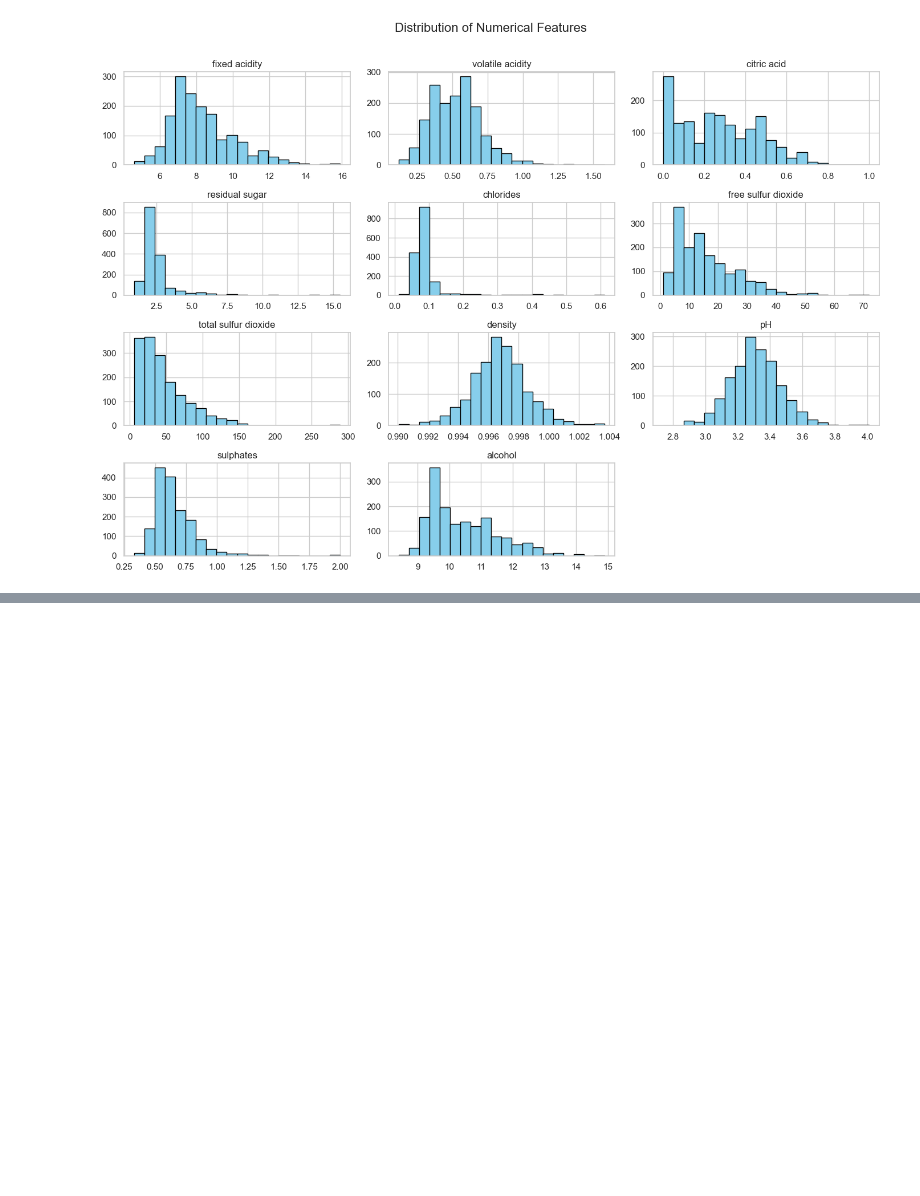
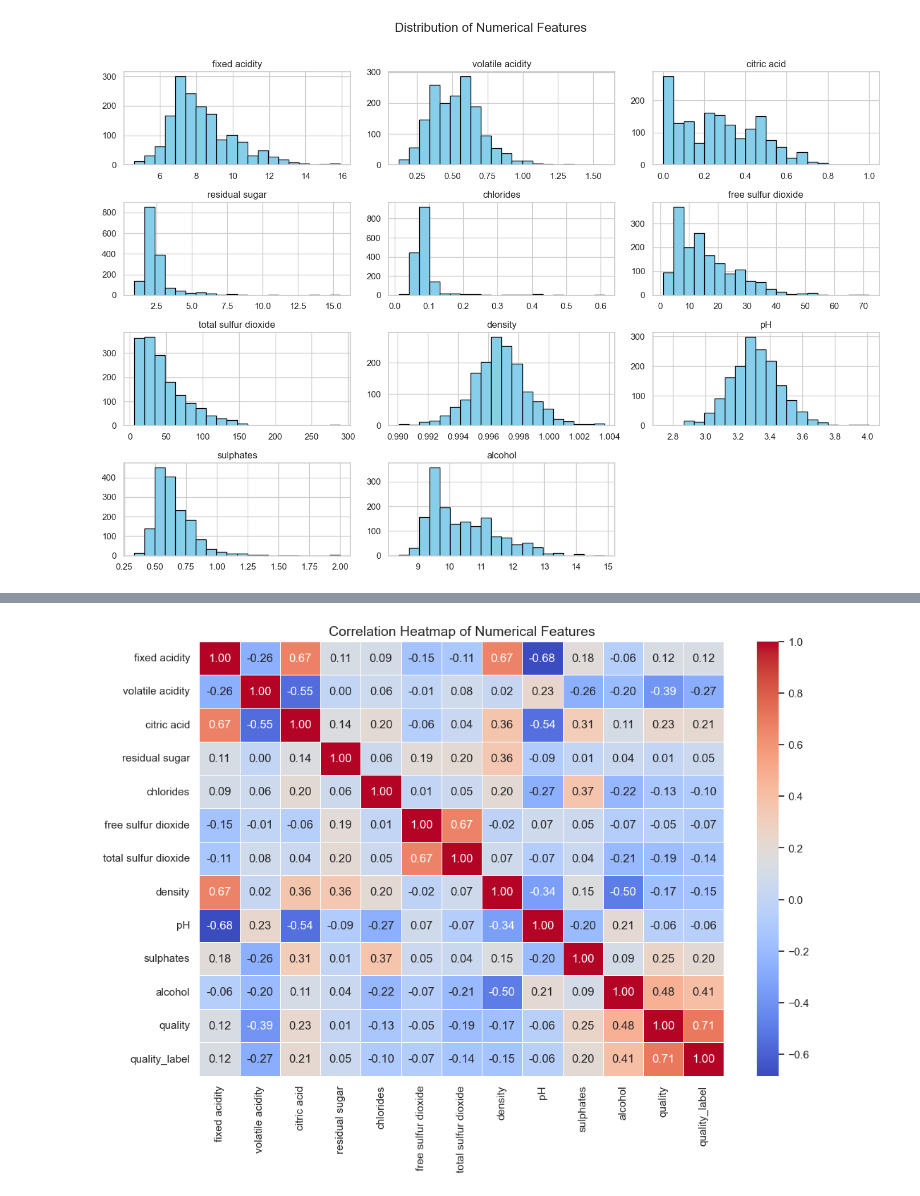
Before and after one commit to izunwaonu/wine-quality-eda, a Jupyter notebook: Assignment1_WineQuality.ipynb, the cells around one changed output, grey strips where cells are left out. Cells and saved outputs as stored; diff of their text form; code cells hidden in the pictures; blank space fills up the shorter version.

```diff
--- a/Assignment1_WineQuality.ipynb
+++ b/Assignment1_WineQuality.ipynb
@@ -171,0 +204,10 @@ plt.show()
+# %%
+# Correlation analysis between features and wine quality
+plt.figure(figsize=(12, 8))
+corr = df.corr(numeric_only=True)
+
+sns.heatmap(corr, annot=True, cmap='coolwarm', fmt=".2f", linewidths=0.5)
+plt.title('Correlation Heatmap of Numerical Features', fontsize=14)
+plt.show()
+# %% [output]
+[figure, added]
```
Also changed, not shown: parts of 11 cells of this notebook, 3 other files.
